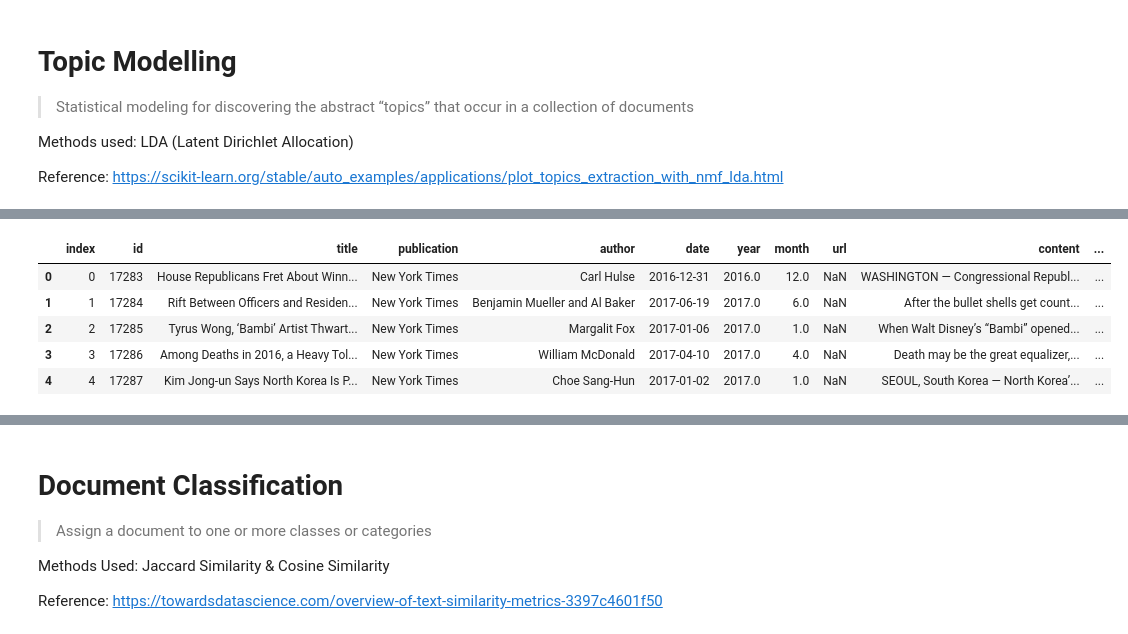
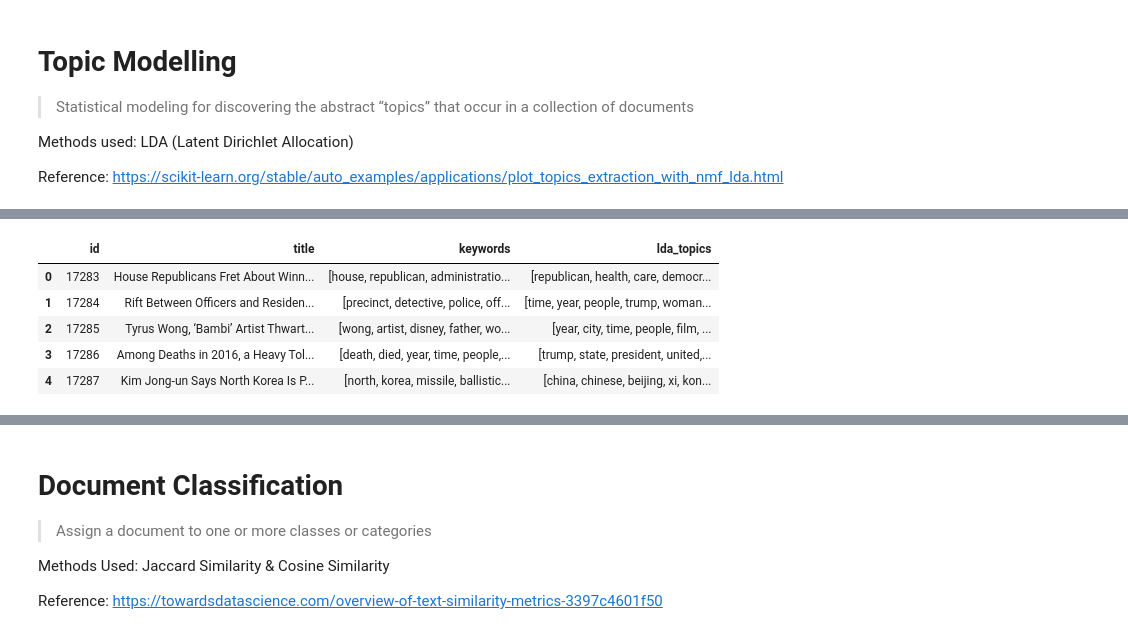
Before and after one commit to sciencaholic/Context-Analysis, a Jupyter notebook: context_analysis.ipynb, the cells around one changed output, grey strips where cells are left out. Saved outputs shown, nothing was run; the diff lists cells and outputs as text; code cells hidden in the pictures.

```diff
--- a/context_analysis.ipynb
+++ b/context_analysis.ipynb
@@ -110,15 +152,17 @@ Reference: http://kavita-ganesan.com/extracting-keywords-from-text-tfidf/#.XLX1E
 from sklearn.feature_extraction.text import TfidfVectorizer
 from scipy.sparse import coo_matrix
 
-# Term Frequency (TF) is like counting how many times each highlighted word appears in an article to understand its importance in that specific context.
-# Inverse Document Frequency (IDF) helps to reduce the weight of words that appear too frequently across all articles, making common words less dominant in the analysis.
-# Combining TF and IDF gives a score that helps to identify words that are important in an individual article but not just commonly used across all articles.
-# By sorting words in each article based on their TF-IDF scores, the most defining terms of each article are identified, giving a quick glance at what the article is likely about.
+# TfidfVectorizer - Convert a collection of raw documents to a matrix of TF-IDF features.
+tv = TfidfVectorizer(max_df=1, min_df = 0.05, stop_words=list(stop_words), max_features=10000,
+                                ngram_range=(1,3), smooth_idf=True, use_idf=True)
+kw = []
 
+# sort the words in the vector in descending order of TF-IDF values
 def sort_coo(coo_matrix):
     tuples = zip(coo_matrix.col, coo_matrix.data)
     return sorted(tuples, key=lambda x: (x[1], x[0]), reverse=True)
 
+# iterate over sorted items to extract the top 100 keywords.
 def extract_topn_from_vector(feature_names, sorted_items, topn=10):
     sorted_items = sorted_items[:topn]
     score_vals = []
@@ -134,14 +178,13 @@ def extract_topn_from_vector(feature_names, sorted_items, topn=10):
 
     return results
 
-tv = TfidfVectorizer(max_df=1, min_df = 0.05, stop_words=stop_words, max_features=10000,
-                                ngram_range=(1,3), smooth_idf=True, use_idf=True)
-kw = []
 
 for index in df['index']:
 
+    # fit_transform - Learn vocabulary and idf, return document-term matrix.
     tfidf_matrix = tv.fit_transform([corpus[index]])
-    feature_names = tv.get_feature_names()
+    # get_feature_names_out - Get output feature names for transformation.
+    feature_names = tv.get_feature_names_out()
 
     sorted_items = sort_coo(tfidf_matrix.tocoo())
     keywords = extract_topn_from_vector(feature_names, sorted_items, topn=100)
@@ -151,5 +194,5 @@ for index in df['index']:
     kw.append(list(keywords.keys()))
 
 df['keywords'] = kw
-df.head(5)
+df[['id', 'title', 'content', 'keywords']].head()
 # %% [output]
@@ -170,35 +274,27 @@ Reference: https://scikit-learn.org/stable/auto_examples/applications/plot_topic
 # %%
 df['lda_topics'] = ''
 
-# Latent Dirichlet Allocation (LDA) imagines that each article was written by randomly picking a set of topics and then randomly picking words that fit those topics. It then tries to reverse-engineer this process to figure out what the original topics might have been.
 from sklearn.feature_extraction.text import CountVectorizer
 from sklearn.decomposition import LatentDirichletAllocation
 
-no_features = 1000
-no_topic = 1
-no_top_words = 10
+n_topics = 5
+n_top_words = 10
 
-for index in df['index']:
+count_vectorizer = CountVectorizer(max_df=0.95, min_df=2, stop_words='english')
+dtm = count_vectorizer.fit_transform(corpus)
 
-    tf_vec = CountVectorizer(max_df = 0.95, min_df = 1, max_features=no_features)
-    tf_mat = tf_vec.fit_transform(corpus_list[index])
-    tf_feature_names = tf_vec.get_feature_names()
+lda = LatentDirichletAllocation(n_components=n_topics, max_iter=10, learning_method='online', random_state=0)
+lda.fit(dtm)
 
-    lda = LatentDirichletAllocation(n_components=no_topic,
-                                    max_iter=5,
-                                    learning_method = 'online',
-                                    learning_offset=50.,
-                                    random_state=0
-                                   ).fit(tf_mat)
+count_feature_names = count_vectorizer.get_feature_names_out()
+for topic_idx, topic in enumerate(lda.components_):
+    df.lda_topics[topic_idx] = [count_feature_names[i] for i in topic.argsort()[:-n_top_words - 1:-1]]
 
-    for topic_index, topic in enumerate(lda.components_):
-        df.lda_topics[index] = [tf_feature_names[i] for i in topic.argsort()[:-no_top_words -1:-1]]
-
-df.head(5)
+df[['id', 'title', 'keywords', 'lda_topics']].head()
 # %% [output]
-|  | index | id | title | publication | author | date | year | month | url | content | ... |
-| 0 | 0 | 17283 | House Republicans Fret About Winn... | New York Times | Carl Hulse | 2016-12-31 | 2016.0 | 12.0 | NaN | WASHINGTON — Congressional Republ... | ... |
-| 1 | 1 | 17284 | Rift Between Officers and Residen... | New York Times | Benjamin Mueller and Al Baker | 2017-06-19 | 2017.0 | 6.0 | NaN | After the bullet shells get count... | ... |
-| 2 | 2 | 17285 | Tyrus Wong, ‘Bambi’ Artist Thwart... | New York Times | Margalit Fox | 2017-01-06 | 2017.0 | 1.0 | NaN | When Walt Disney’s “Bambi” opened... | ... |
-| 3 | 3 | 17286 | Among Deaths in 2016, a Heavy Tol... | New York Times | William McDonald | 2017-04-10 | 2017.0 | 4.0 | NaN | Death may be the great equalizer,... | ... |
-| 4 | 4 | 17287 | Kim Jong-un Says North Korea Is P... | New York Times | Choe Sang-Hun | 2017-01-02 | 2017.0 | 1.0 | NaN | SEOUL, South Korea — North Korea’... | ... |
+|  | id | title | keywords | lda_topics |
+| 0 | 17283 | House Republicans Fret About Winn... | [house, republican, administratio... | [republican, health, care, democr... |
+| 1 | 17284 | Rift Between Officers and Residen... | [precinct, detective, police, off... | [time, year, people, trump, woman... |
+| 2 | 17285 | Tyrus Wong, ‘Bambi’ Artist Thwart... | [wong, artist, disney, father, wo... | [year, city, time, people, film, ... |
+| 3 | 17286 | Among Deaths in 2016, a Heavy Tol... | [death, died, year, time, people,... | [trump, state, president, united,... |
+| 4 | 17287 | Kim Jong-un Says North Korea Is P... | [north, korea, missile, ballistic... | [china, chinese, beijing, xi, kon... |
```
Also changed, not shown: parts of 22 cells of this notebook, 8 other files.
